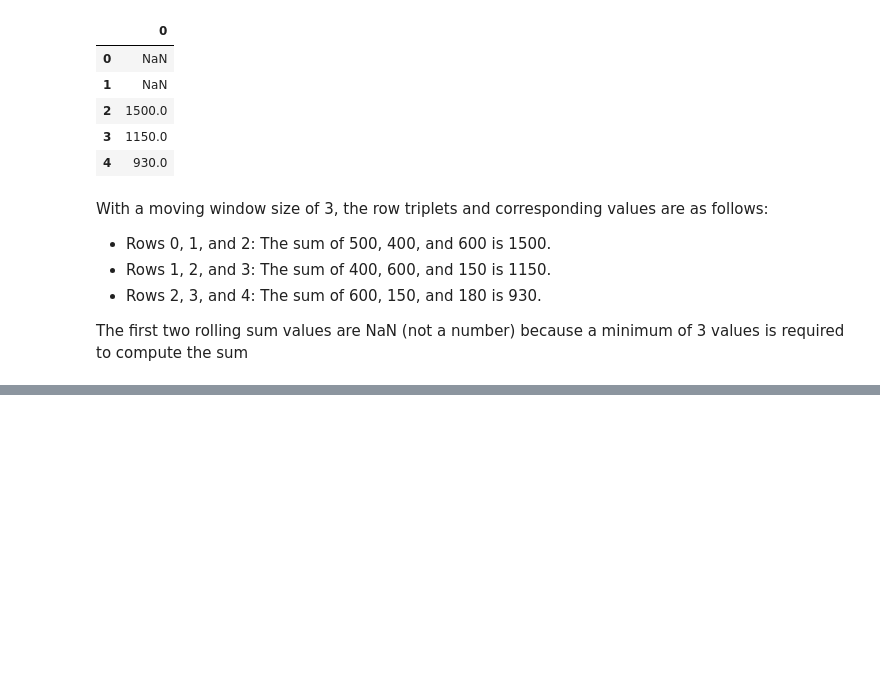
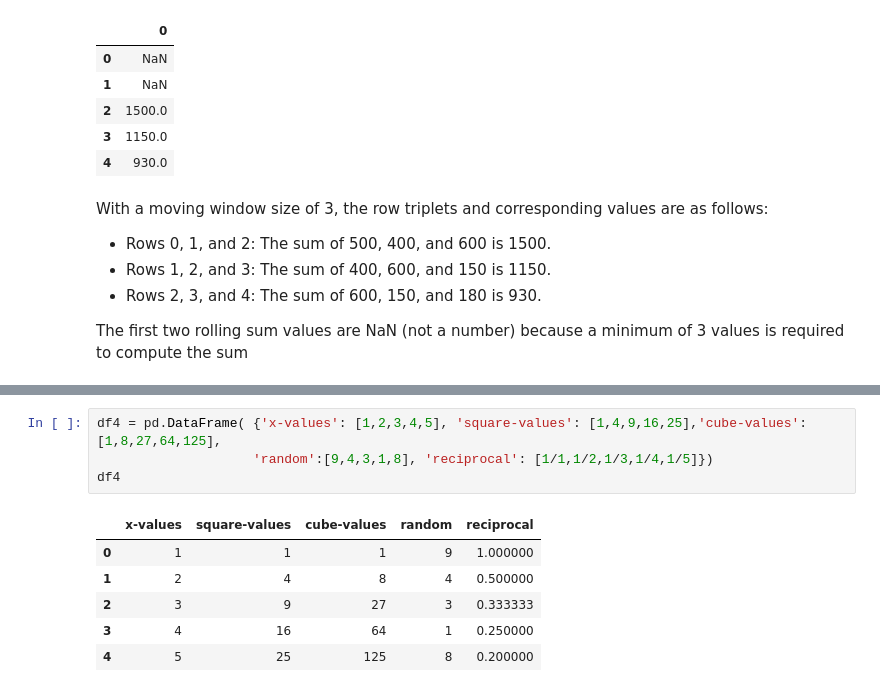
Before and after one commit to datasmp/pfds, a Jupyter notebook: _sources/df_advanced_method.ipynb, the cells around one changed output, grey strips where cells are left out. Cells and saved outputs as stored; diff of their text form; blank space fills up the shorter version.

```diff
--- a/_sources/df_advanced_method.ipynb
+++ b/_sources/df_advanced_method.ipynb
@@ -187,0 +193,11 @@ The first two rolling sum values are NaN (not a number) because a minimum of 3 v
+# %%
+df4 = pd.DataFrame( {'x-values': [1,2,3,4,5], 'square-values': [1,4,9,16,25],'cube-values': [1,8,27,64,125],
+                    'random':[9,4,3,1,8], 'reciprocal': [1/1,1/2,1/3,1/4,1/5]})
+df4
+# %% [output]
+|  | x-values | square-values | cube-values | random | reciprocal |
+| 0 | 1 | 1 | 1 | 9 | 1.000000 |
+| 1 | 2 | 4 | 8 | 4 | 0.500000 |
+| 2 | 3 | 9 | 27 | 3 | 0.333333 |
+| 3 | 4 | 16 | 64 | 1 | 0.250000 |
+| 4 | 5 | 25 | 125 | 8 | 0.200000 |
```
Also changed, not shown: parts of 14 cells of this notebook, 8 other files.
